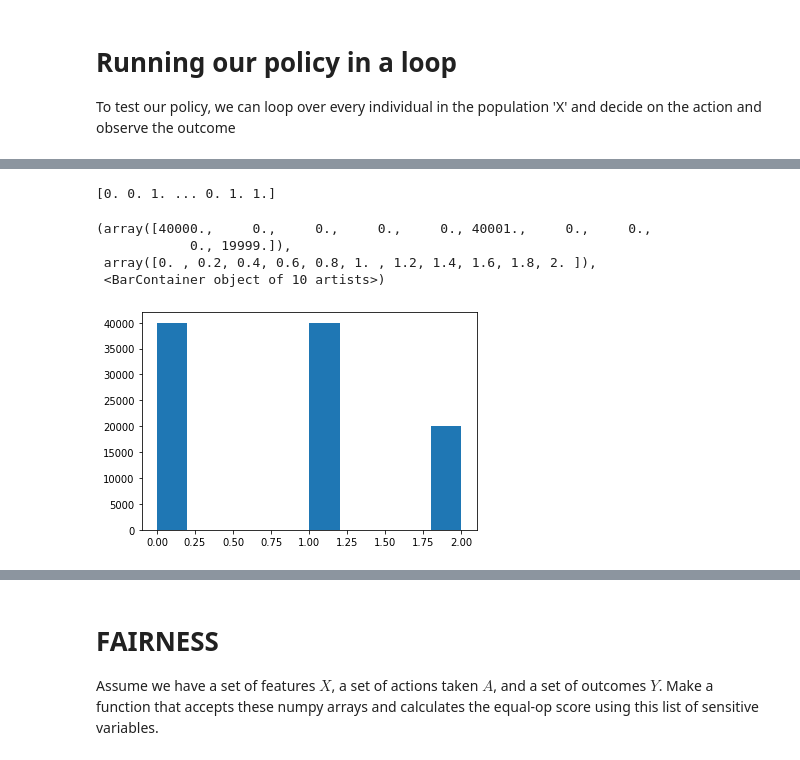
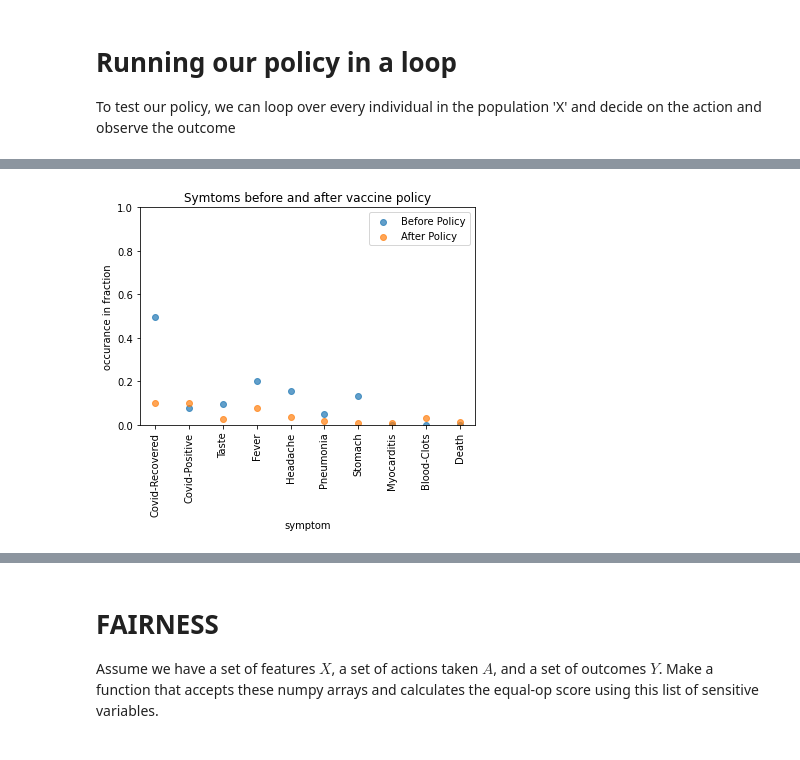
Before and after one commit to Even-tr/Project-2-Fairness-Privacy-Experiment-Design, a Jupyter notebook: src/policy.ipynb, the cells around one changed output, grey strips where cells are left out. Saved outputs shown, nothing was run; the diff lists cells and outputs as text; code cells hidden in the pictures.

```diff
--- a/src/policy.ipynb
+++ b/src/policy.ipynb
@@ -12,6 +43,7 @@ symptom_names = ['covid_recovered','covid_positive', 'no_taste_smell',
 # %%
-w = np.array([0.2, 0.1, 0.1, 0.1, 0.5, 0.2, 0.5, 1.0, 100])
-assert w.shape[0] == 9, 'Shape of weights does not fit number of symptoms'
+#covid_recovered, covid_positive, no_taste_smell, fever, headache, pneumonia, stomach, myocarditis, blood_clots, death
+w = np.array([0, 0.2, 0.1, 0.1, 0.1, 0.5, 0.2, 0.5, 1.0, 100])
+assert w.shape[0] == 10, 'Shape of weights does not fit number of symptoms'
 # %%
 class BetaBernoulliModel:
     def __init__(self, nsymptom, nvacc):
@@ -39,8 +71,8 @@ class BetaBernoulliModel:
         # in a loop. i.e. when |y| = 1
         # TODO: vecotirze this / fix the code above
         for index, outcome in enumerate(outcomes):
-            self.a[int(actions[index])] += outcome[1:]
-            self.b[int(actions[index])] += 1 - outcome[1:]
+            self.a[int(actions[index])] += outcome
+            self.b[int(actions[index])] += 1 - outcome
 
     def get_params(self):
         # Returns the parameters of all the beta distrobutions.
@@ -64,3 +96,13 @@ class BetaBernoulliModel:
         self.b = np.ones(shape=[self.nvacc, self.nsymptom])/2 # using jeffreys prior
 
         self.update(features, actions, outcomes)
+
+    def set_default_action(self, action):
+        self.default_action = action
+
+    def set_default_symptom(self, symptom):
+        self.default_symptom = symptom
+
+    def predict(self, X):
+        probs = self.get_prob(X, self.default_action)[:,self.default_symptom]
+        return (probs > 0.5).astype(int)
@@ -170,14 +404,22 @@ def print_pre_statistics(X):
     print(f'Statistic (N={X.shape[0]})')
     for i in range(len(symptom_names)-1):
         print(f'{symptom_names[i].ljust(15)} {X[:, i].sum()}')
-# %%
-#print_pre_statistics(Y)
-print(A)
-plt.hist(A)
-# %% [output]
-[0. 0. 1. ... 0. 1. 1.]
-(array([40000.,     0.,     0.,     0.,     0., 40001.,     0.,     0.,
-            0., 19999.]),
- array([0. , 0.2, 0.4, 0.6, 0.8, 1. , 1.2, 1.4, 1.6, 1.8, 2. ]),
- <BarContainer object of 10 artists>)
-[figure, removed]
+# %%
+def plot_symptom_occurence(symptoms, label=None, ylim=[0,1],title=None):
+    plt.scatter(range(n_symptoms), symptoms.sum(axis=0)/symptoms.shape[0], label=label, alpha=0.7)
+    plt.xticks(range(n_symptoms), labels=symptom_names, rotation=90)
+    plt.ylabel('occurance in fraction')
+    plt.xlabel('symptom')
+    if ylim is not None:
+        plt.ylim(ylim)
+    if title is not None:
+        plt.title(title)
+
+
+
+plot_symptom_occurence(X[:, -10:], label='Before Policy')
+plot_symptom_occurence(Y, label='After Policy', title='Symtoms before and after vaccine policy')
+plt.legend()
+None
+# %% [output]
+[figure, added]
```
Also changed, not shown: parts of 23 cells of this notebook, 3 other files.
